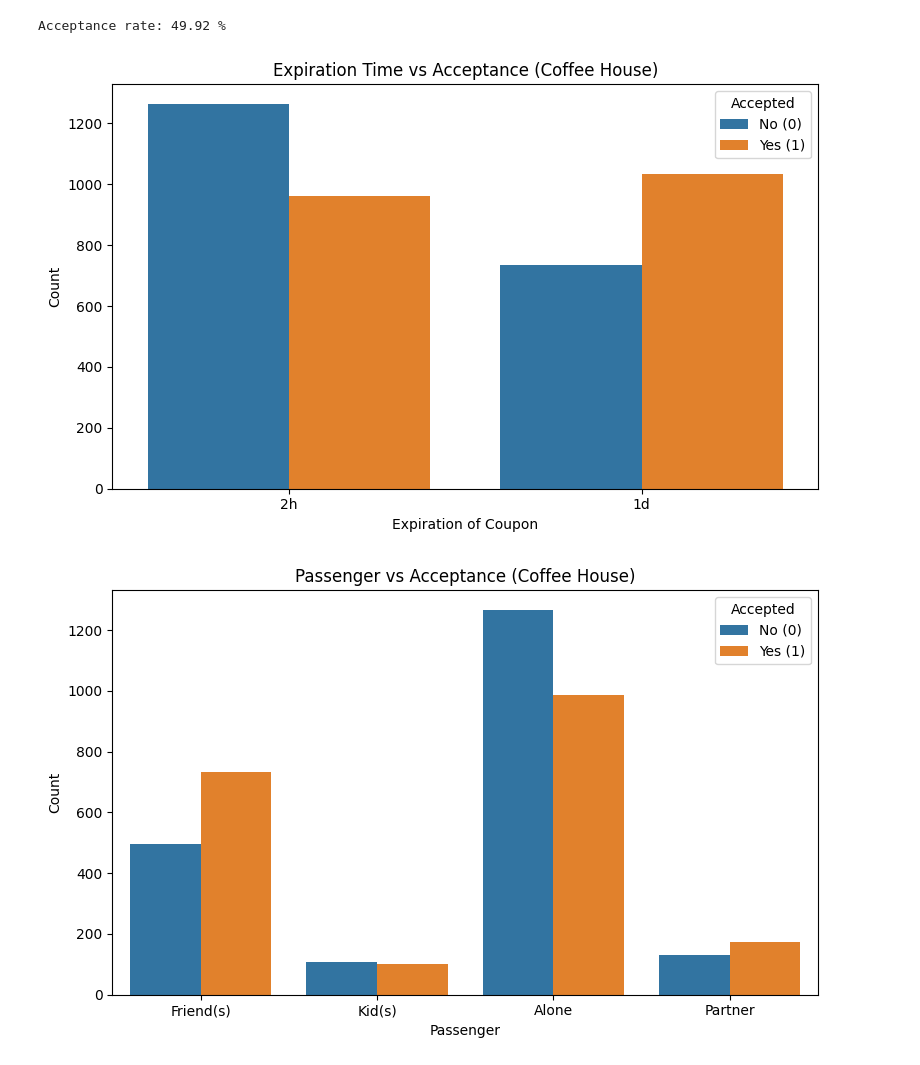
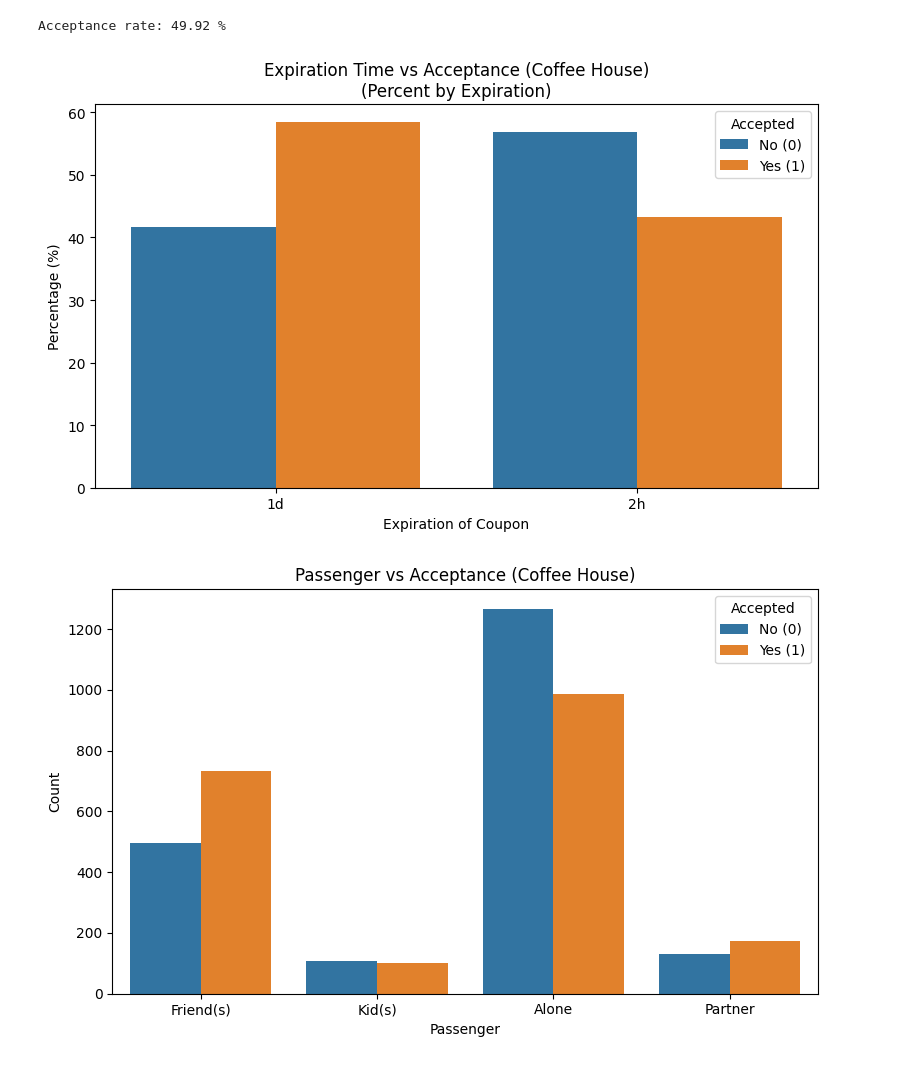
Before and after one commit to rominparekh/AIML_PAA_51, a Jupyter notebook: prompt.ipynb, the cells around one changed output. Cells and saved outputs as stored; diff of their text form; code cells hidden in the pictures.

```diff
--- a/prompt.ipynb
+++ b/prompt.ipynb
@@ -364,16 +368,51 @@ print('Acceptance rate:', acceptance_rate, '%')
 Acceptance rate: 49.92 %
 # %%
 # Expiration vs Acceptance within Coffee House
+# plt.figure(figsize=(8, 5))
+# sns.countplot(x='expiration', hue='Y', data=coffee_df)
+# plt.title('Expiration Time vs Acceptance (Coffee House)')
+# plt.xlabel('Expiration of Coupon')
+# plt.ylabel('Count')
+# plt.legend(title='Accepted', labels=['No (0)', 'Yes (1)'])
+# plt.tight_layout()
+# plt.show()
+
+exp_counts = (
+    coffee_df
+    .groupby(['expiration', 'Y'])
+    .size()
+    .reset_index(name='count')
+)
+
+exp_counts['percent'] = (
+    exp_counts
+    .groupby('expiration')['count']
+    .transform(lambda x: x / x.sum() * 100)
+)
+
 plt.figure(figsize=(8, 5))
-sns.countplot(x='expiration', hue='Y', data=coffee_df)
-plt.title('Expiration Time vs Acceptance (Coffee House)')
+ax = sns.barplot(
+    data=exp_counts,
+    x='expiration',
+    y='percent',
+    hue='Y'
+)
+
+# This is needed to use the existing handles (colored boxes) and ignore the old labels
+handles, _ = ax.get_legend_handles_labels()
+ax.legend(
+    handles=handles,
+    labels=['No (0)', 'Yes (1)'],
+    title='Accepted'
+)
+
+plt.title('Expiration Time vs Acceptance (Coffee House)\n(Percent by Expiration)')
 plt.xlabel('Expiration of Coupon')
-plt.ylabel('Count')
-plt.legend(title='Accepted', labels=['No (0)', 'Yes (1)'])
+plt.ylabel('Percentage (%)')
 plt.tight_layout()
 plt.show()
 # %% [output]
-[figure, old version]
+[figure, new version]
 # %%
 # Passenger vs Acceptance within Coffee House
 plt.figure(figsize=(8, 5))
```
Also changed, not shown: parts of 1 cell of this notebook.
